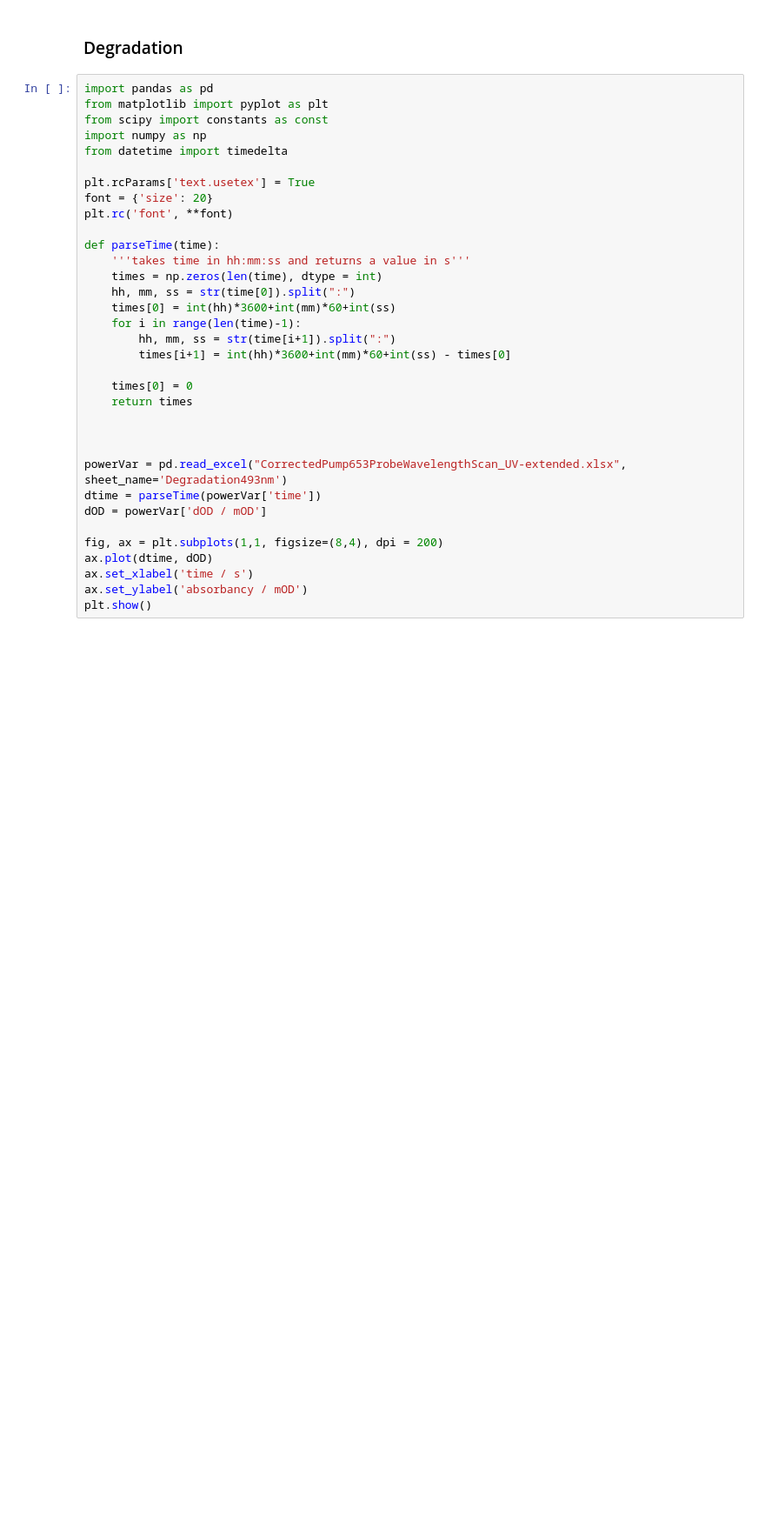
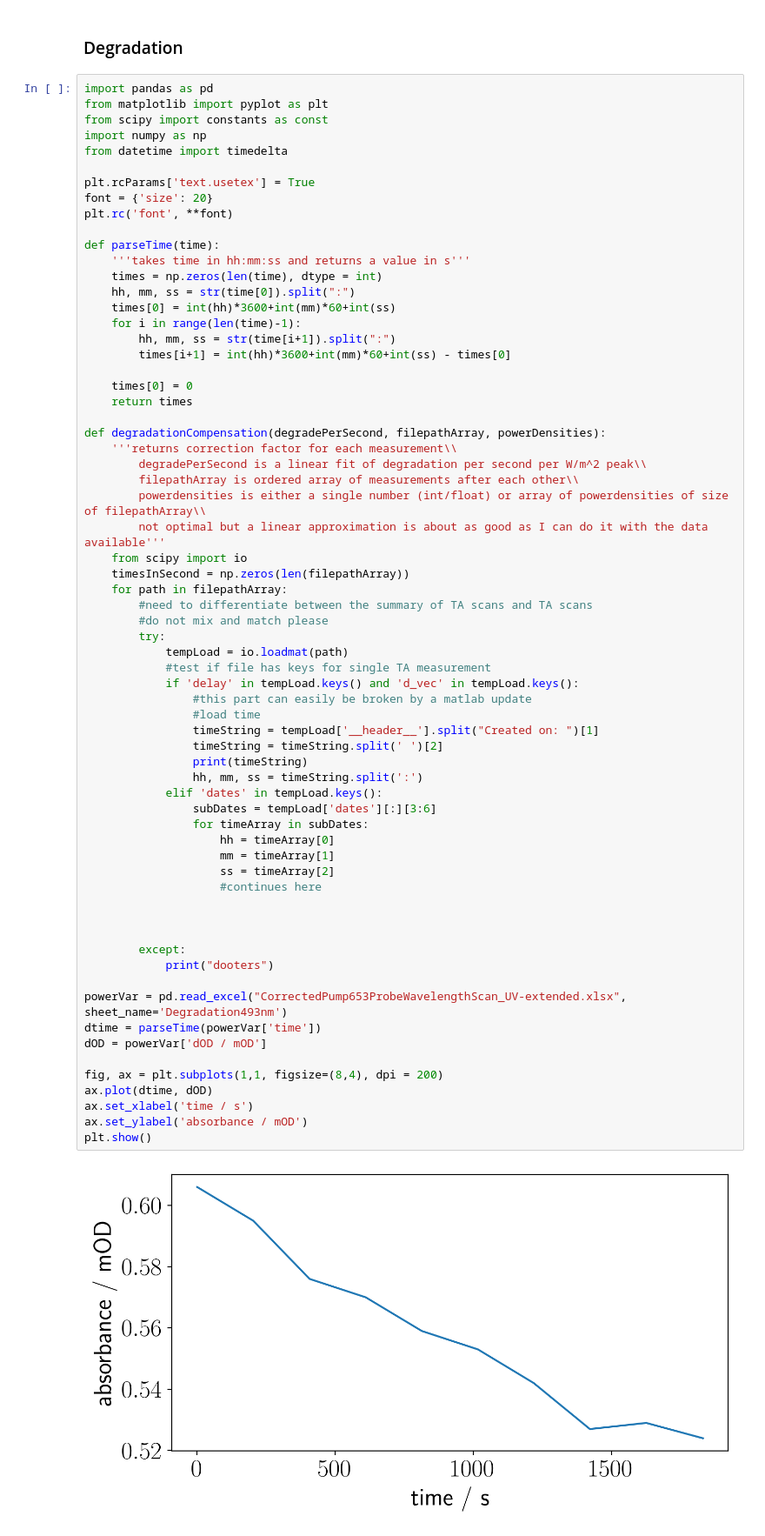
Before and after one commit to MJeindl/MasterProjectAlt, a Jupyter notebook: GraphsMThesisJeindl.ipynb, the cells around one changed output. Shown at 87% size. Drawn from its saved outputs; the diff is of its cells as text; blank space fills up the shorter version.

```diff
--- a/GraphsMThesisJeindl.ipynb
+++ b/GraphsMThesisJeindl.ipynb
@@ -534,31 +548,65 @@ from matplotlib import pyplot as plt
 from scipy import constants as const
 import numpy as np
 from datetime import timedelta
 
 plt.rcParams['text.usetex'] = True
 font = {'size': 20}
 plt.rc('font', **font)
 
 def parseTime(time):
     '''takes time in hh:mm:ss and returns a value in s'''
     times = np.zeros(len(time), dtype = int)
     hh, mm, ss = str(time[0]).split(":")
     times[0] = int(hh)*3600+int(mm)*60+int(ss)
     for i in range(len(time)-1):
         hh, mm, ss = str(time[i+1]).split(":")
         times[i+1] = int(hh)*3600+int(mm)*60+int(ss) - times[0]
 
     times[0] = 0
     return times
 
+def degradationCompensation(degradePerSecond, filepathArray, powerDensities):
+    '''returns correction factor for each measurement\\
+        degradePerSecond is a linear fit of degradation per second per W/m^2 peak\\
+        filepathArray is ordered array of measurements after each other\\
+        powerdensities is either a single number (int/float) or array of powerdensities of size of filepathArray\\
+        not optimal but a linear approximation is about as good as I can do it with the data available'''
+    from scipy import io
+    timesInSecond = np.zeros(len(filepathArray))
+    for path in filepathArray:
+        #need to differentiate between the summary of TA scans and TA scans
+        #do not mix and match please
+        try:
+            tempLoad = io.loadmat(path)
+            #test if file has keys for single TA measurement
+            if 'delay' in tempLoad.keys() and 'd_vec' in tempLoad.keys():
+                #this part can easily be broken by a matlab update
+                #load time
+                timeString = tempLoad['__header__'].split("Created on: ")[1]
+                timeString = timeString.split(' ')[2]
+                print(timeString)
+                hh, mm, ss = timeString.split(':')
+            elif 'dates' in tempLoad.keys():
+                subDates = tempLoad['dates'][:][3:6]
+                for timeArray in subDates:
+                    hh = timeArray[0]
+                    mm = timeArray[1]
+                    ss = timeArray[2]
+                    #continues here
 
+
+
+        except:
+            print("dooters")
 
 powerVar = pd.read_excel("CorrectedPump653ProbeWavelengthScan_UV-extended.xlsx", sheet_name='Degradation493nm')
 dtime = parseTime(powerVar['time'])
 dOD = powerVar['dOD / mOD']
 
 fig, ax = plt.subplots(1,1, figsize=(8,4), dpi = 200)
 ax.plot(dtime, dOD)
 ax.set_xlabel('time / s')
-ax.set_ylabel('absorbancy / mOD')
+ax.set_ylabel('absorbance / mOD')
 plt.show()
+# %% [output]
+[figure, added]
```
Also changed, not shown: parts of 3 cells of this notebook.
